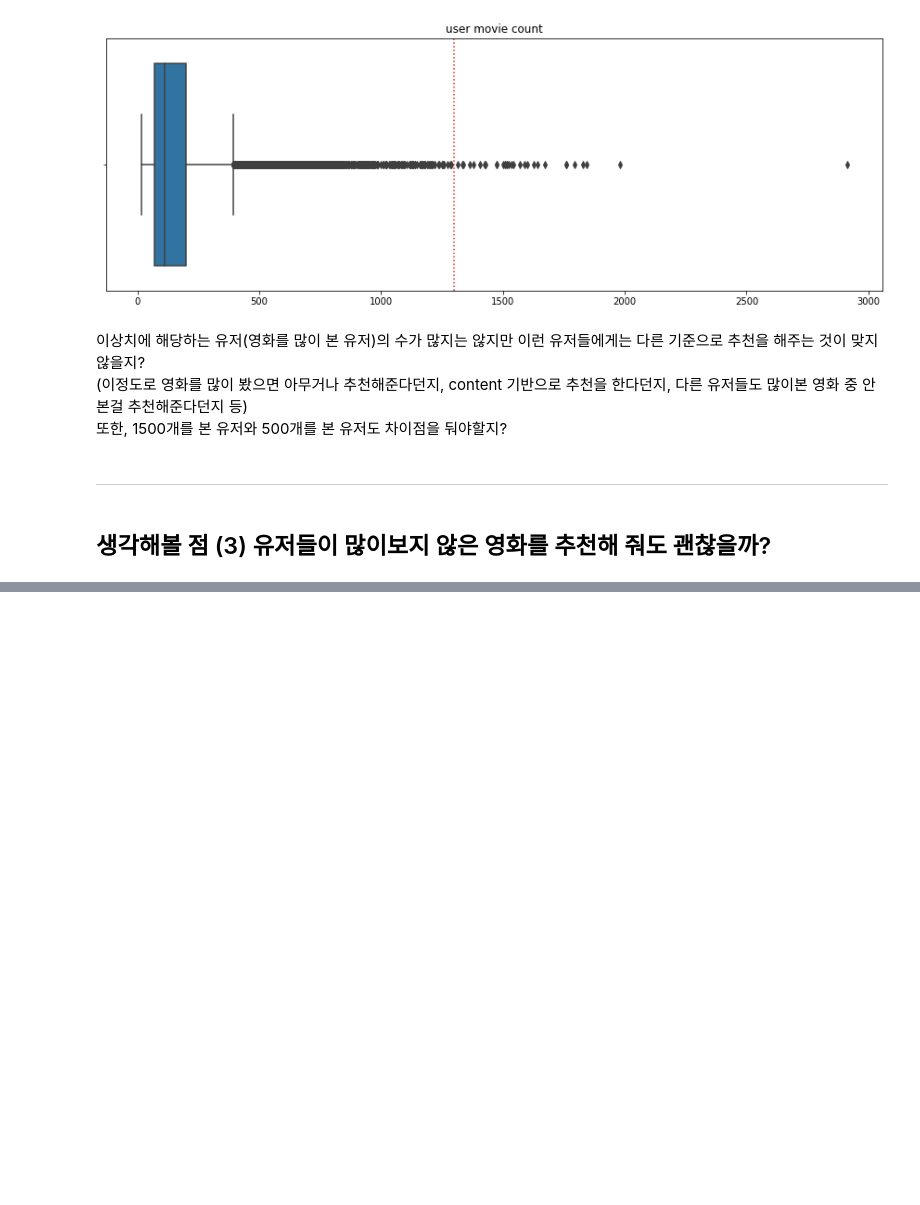
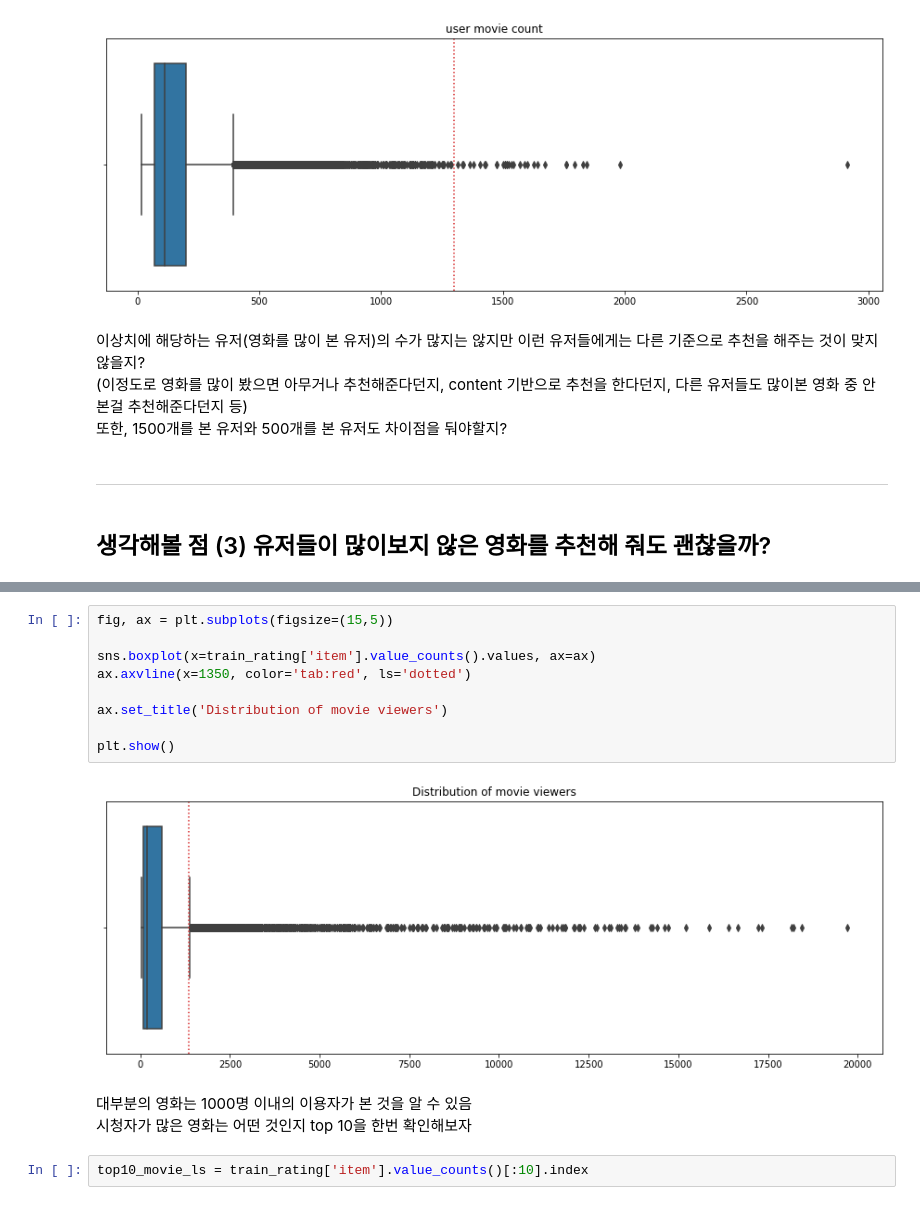
Before and after one commit to SNMHZ/movie-recommendation, a Jupyter notebook: practice/T3080/EDA.ipynb, the cells around one changed output, grey strips where cells are left out. Saved outputs shown, nothing was run; the diff lists cells and outputs as text; blank space fills up the shorter version.

```diff
--- a/practice/T3080/EDA.ipynb
+++ b/practice/T3080/EDA.ipynb
@@ -501,0 +554,16 @@ plt.show()
+# %%
+fig, ax = plt.subplots(figsize=(15,5))
+
+sns.boxplot(x=train_rating['item'].value_counts().values, ax=ax)
+ax.axvline(x=1350, color='tab:red', ls='dotted')
+
+ax.set_title('Distribution of movie viewers')
+
+plt.show()
+# %% [output]
+[figure, added]
+# %% [markdown]
+대부분의 영화는 1000명 이내의 이용자가 본 것을 알 수 있음
+시청자가 많은 영화는 어떤 것인지 top 10을 한번 확인해보자
+# %%
+top10_movie_ls = train_rating['item'].value_counts()[:10].index
```
Also changed, not shown: parts of 19 cells of this notebook.
